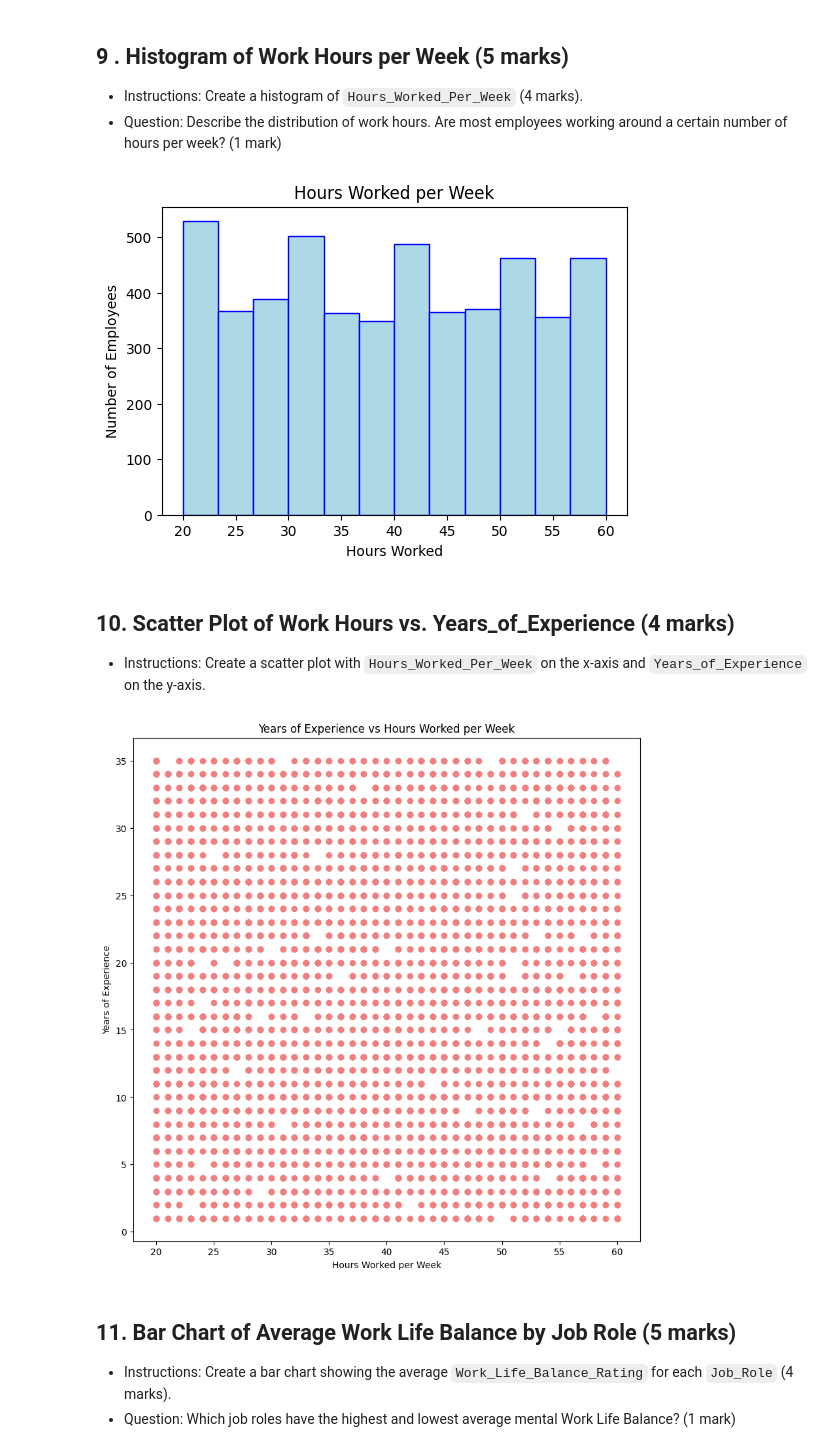
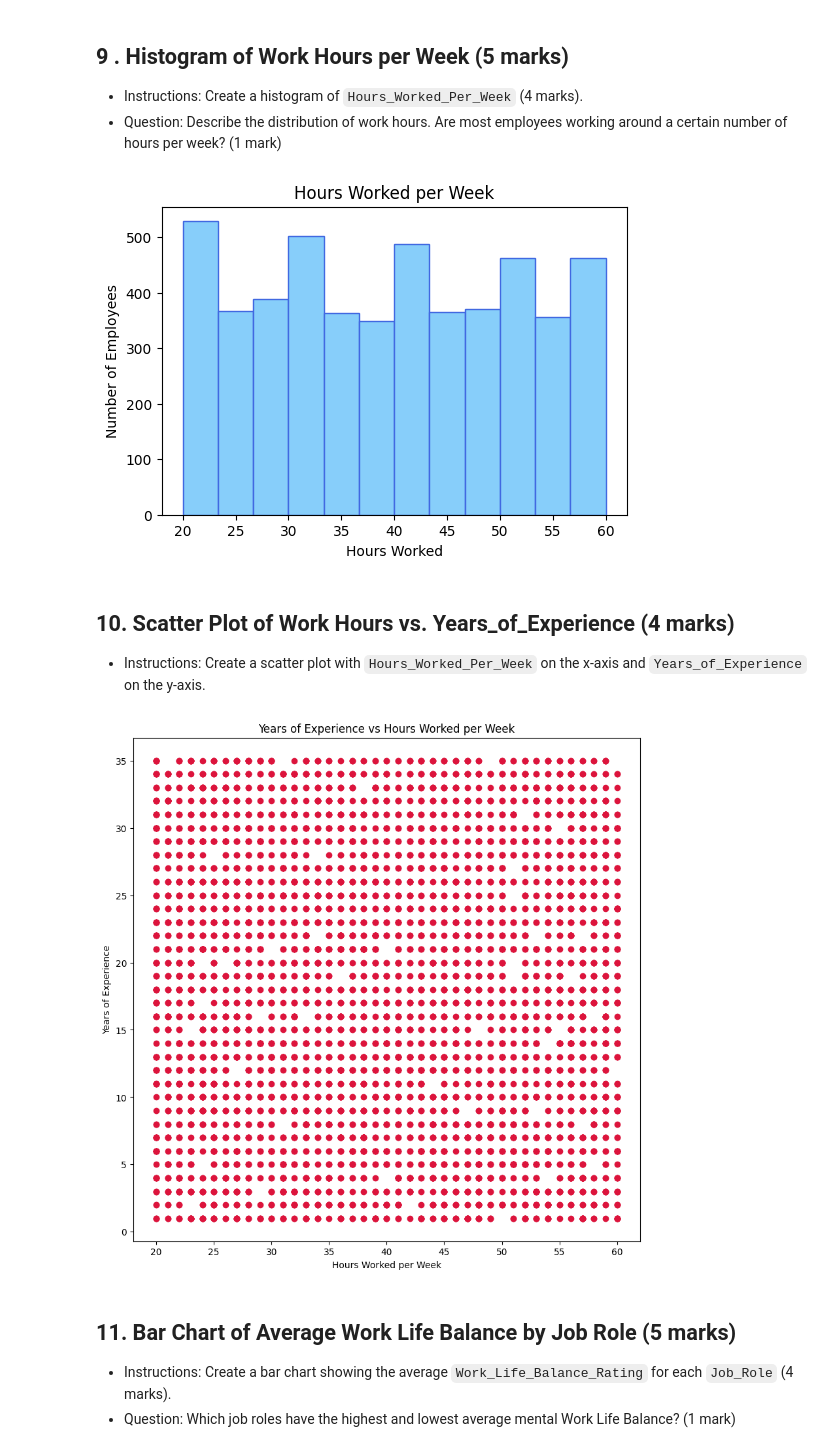
Before and after one commit to cybardev/ShiftKey-DataAnalytics, a Jupyter notebook: Assessment/Data_Analytics_with_Python_Assessment.ipynb, the cells around one changed output. Drawn from its saved outputs; the diff is of its cells as text; code cells hidden in the pictures.

```diff
--- a/Assessment/Data_Analytics_with_Python_Assessment.ipynb
+++ b/Assessment/Data_Analytics_with_Python_Assessment.ipynb
@@ -348,7 +348,7 @@ df[df["Hours_Worked_Per_Week"] > 40]
 # %%
 # Write code here
 plt.figure(figsize=(6, 4))
-plt.hist(df["Hours_Worked_Per_Week"], bins=12, color="lightblue", edgecolor="blue")
+plt.hist(df["Hours_Worked_Per_Week"], bins=12, color="lightskyblue", edgecolor="royalblue")
 plt.title("Hours Worked per Week")
 plt.xlabel("Hours Worked")
 plt.ylabel("Number of Employees")
@@ -356,20 +356,20 @@ plt.show()
 
 # The histogram is mostly symmetric, so there's no indication that most employees work a specific number of hours per week.
 # %% [output]
-[figure, old version]
+[figure, new version]
 # %% [markdown]
 ## 10. Scatter Plot of Work Hours vs. Years_of_Experience (4 marks)
 - Instructions: Create a scatter plot with `Hours_Worked_Per_Week` on the x-axis and `Years_of_Experience` on the y-axis.
 # %%
 # Write code here
 plt.figure(figsize=(10, 10))
-plt.scatter(df["Hours_Worked_Per_Week"], df["Years_of_Experience"], color="lightcoral")
+plt.scatter(df["Hours_Worked_Per_Week"], df["Years_of_Experience"], color="crimson")
 plt.title("Years of Experience vs Hours Worked per Week")
 plt.xlabel("Hours Worked per Week")
 plt.ylabel("Years of Experience")
 plt.show()
 # %% [output]
-[figure, old version]
+[figure, new version]
 # %% [markdown]
 ## 11. Bar Chart of Average Work Life Balance by Job Role (5 marks)
 - Instructions: Create a bar chart showing the average `Work_Life_Balance_Rating` for each `Job_Role` (4 marks).
```
Also changed, not shown: parts of 2 cells of this notebook.
